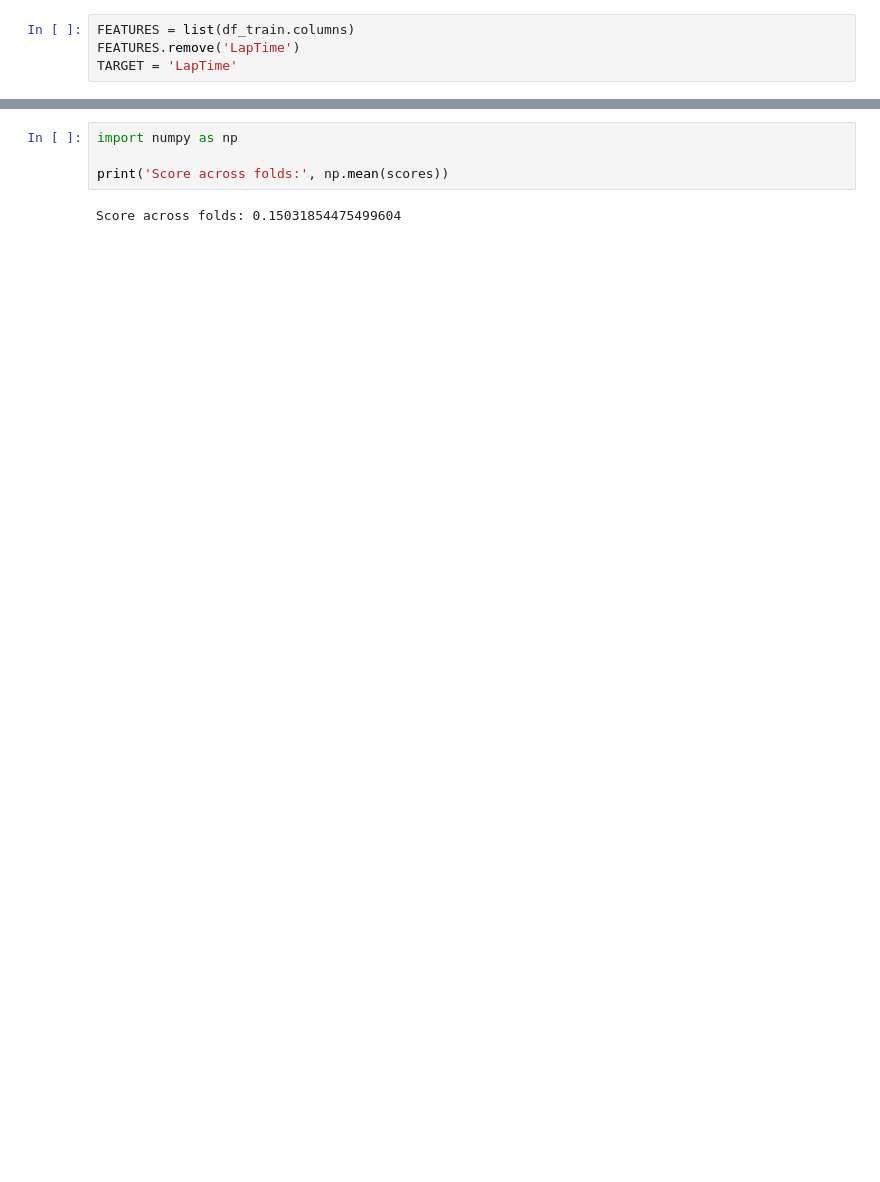
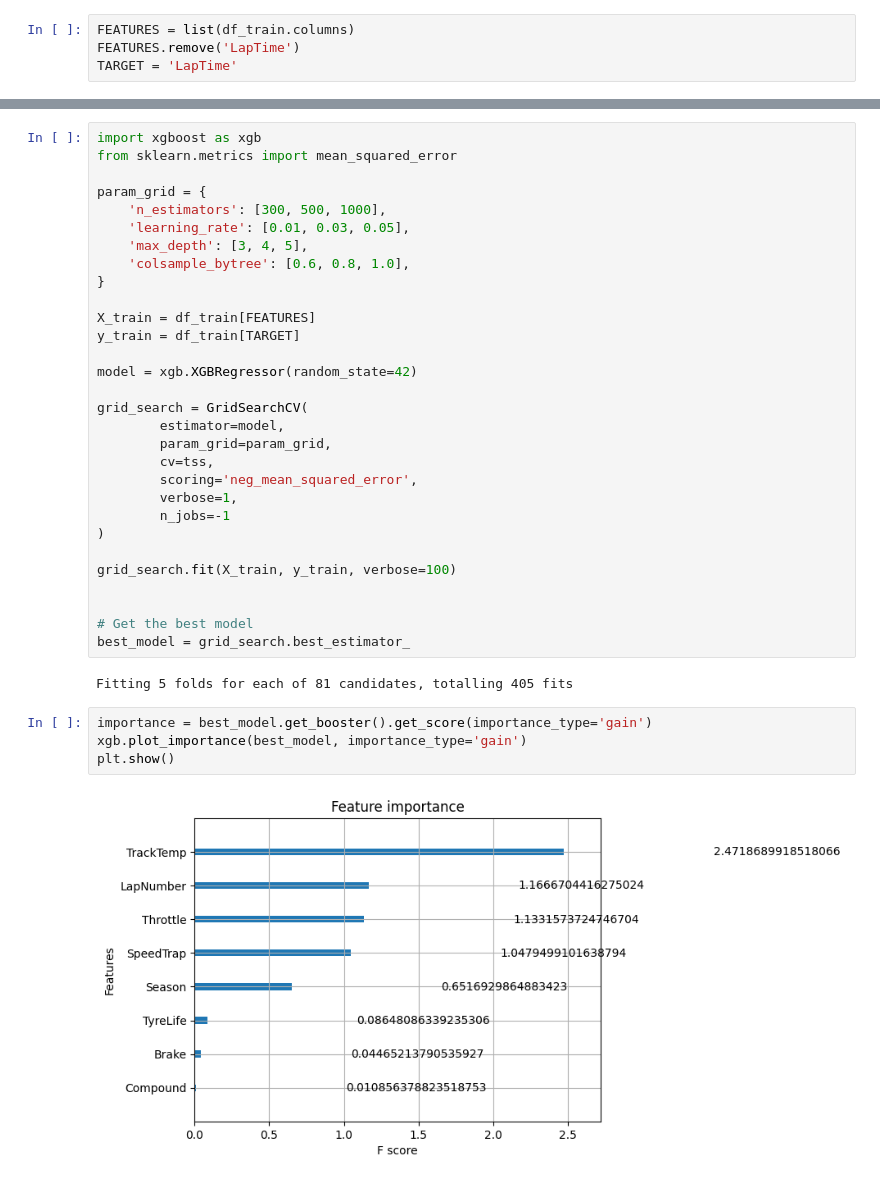
Before and after one commit to vicmcl/ml-laptime, a Jupyter notebook: ml_laptime/notebook/train.ipynb, the cells around one changed output, grey strips where cells are left out. Cells and saved outputs as stored; diff of their text form; blank space fills up the shorter version.

```diff
--- a/ml_laptime/notebook/train.ipynb
+++ b/ml_laptime/notebook/train.ipynb
@@ -279,9 +268,41 @@ for train_idx, val_idx in tss.split(df_train):
-# %%
-import numpy as np
-
-print('Score across folds:', np.mean(scores))
-# %% [output]
-Score across folds: 0.15031854475499604
+# %%
+import xgboost as xgb
+from sklearn.metrics import mean_squared_error
+
+param_grid = {
+    'n_estimators': [300, 500, 1000],
+    'learning_rate': [0.01, 0.03, 0.05],
+    'max_depth': [3, 4, 5],
+    'colsample_bytree': [0.6, 0.8, 1.0],
+}
+
+X_train = df_train[FEATURES]
+y_train = df_train[TARGET]
+
+model = xgb.XGBRegressor(random_state=42)
+
+grid_search = GridSearchCV(
+        estimator=model,
+        param_grid=param_grid,
+        cv=tss,
+        scoring='neg_mean_squared_error',
+        verbose=1,
+        n_jobs=-1
+)
+
+grid_search.fit(X_train, y_train, verbose=100)
+
+
+# Get the best model
+best_model = grid_search.best_estimator_
+# %% [output]
+Fitting 5 folds for each of 81 candidates, totalling 405 fits
+# %%
+importance = best_model.get_booster().get_score(importance_type='gain')
+xgb.plot_importance(best_model, importance_type='gain')
+plt.show()
+# %% [output]
+[figure, added]
 # %%
 X_train = df_train[FEATURES]
 y_train = df_train[TARGET]
```
Also changed, not shown: parts of 22 cells of this notebook.
